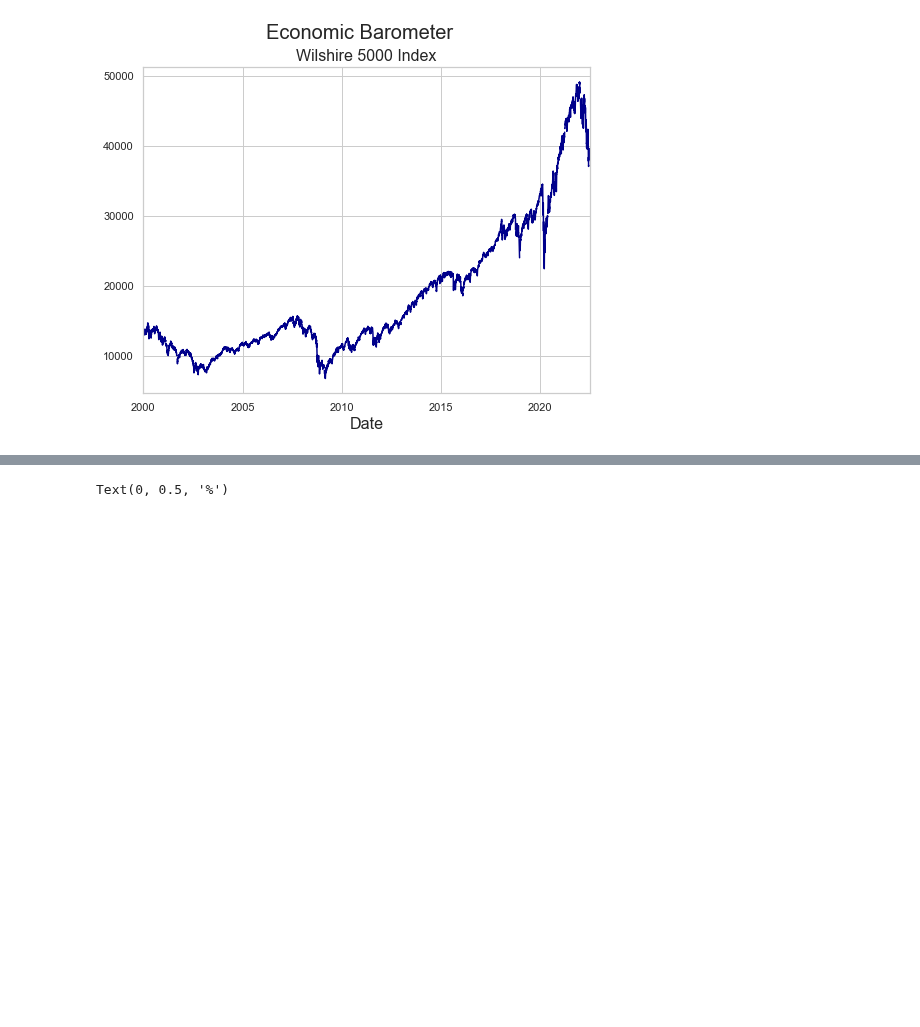
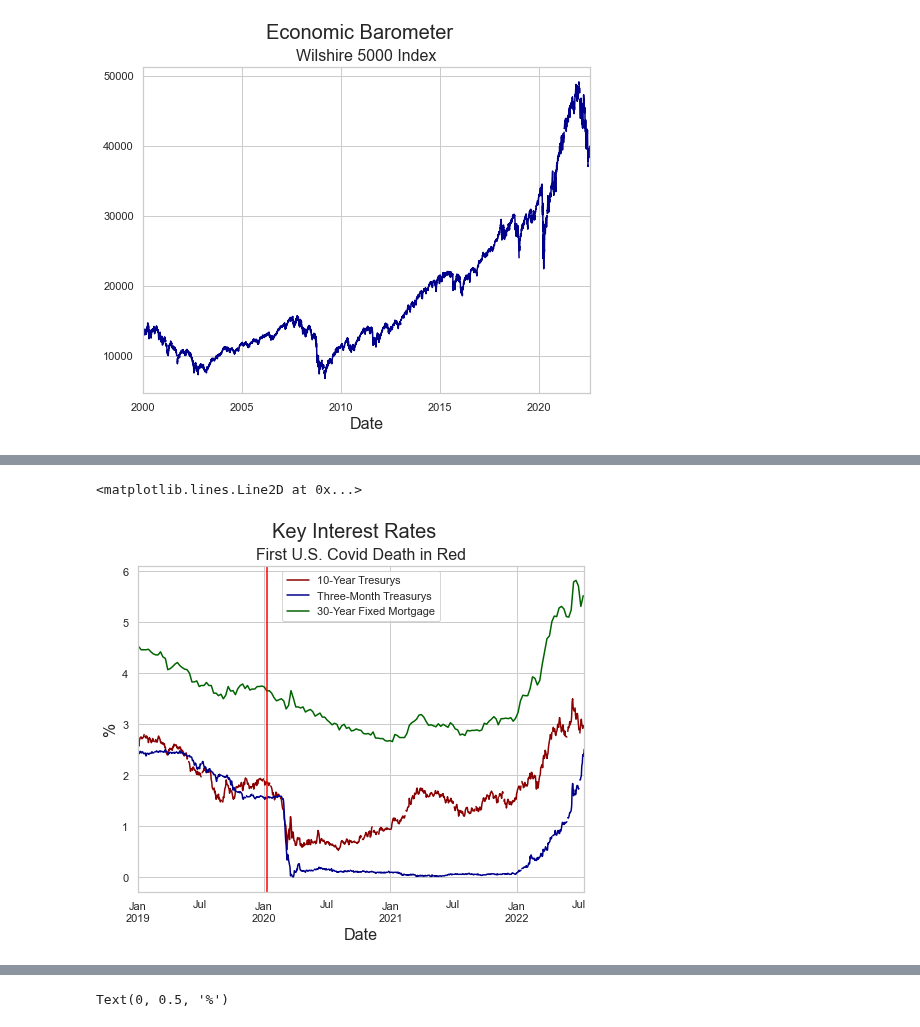
Before and after one commit to thsavage/Macroeconomic-Talking-Points, a Jupyter notebook: Macroeconomic Talking Points.ipynb, the cells around one changed output, grey strips where cells are left out. Saved outputs shown, nothing was run; the diff lists cells and outputs as text; code cells hidden in the pictures; blank space fills up the shorter version.

```diff
--- a/Macroeconomic Talking Points.ipynb
+++ b/Macroeconomic Talking Points.ipynb
@@ -146,3 +146,22 @@ plt.axhline(2, color="black")
+# %%
+ten_year = fred.get_series("DGS10", observation_start='2019-01-01')
+three_month = fred.get_series("DGS3MO", observation_start='2019-01-01')
+ffr = fred.get_series("FEDFUNDS", observation_start='2019-01-01')
+mortgage = fred.get_series("MORTGAGE30US", observation_start='2019-01-01')
+yield_curve = fred.get_series("T10Y3M", observation_start='2019-01-01')
+
+ten_year.plot(c='darkred', label='10-Year Tresurys', figsize=(8, 6), )
+three_month.plot(color='darkblue', label='Three-Month Treasurys')
+mortgage.plot(color='darkgreen', label='30-Year Fixed Mortgage')
+plt.suptitle('Key Interest Rates', fontsize=20)
+plt.title('First U.S. Covid Death in Red', fontsize=16)
+plt.legend()
+plt.xlabel('Date', fontsize=16)
+plt.ylabel('%', fontsize=16)
+plt.axvline(dt.datetime(2020, 1, 9), color="red")
+# %% [output]
+<matplotlib.lines.Line2D at 0x...>
+[figure, added]
 # %%
 sales = fred.get_series("RSAFS", observation_start='1990-01-01')
 sales.plot(color='darkblue', figsize=(8, 6))
```
Also changed, not shown: parts of 11 cells of this notebook.
